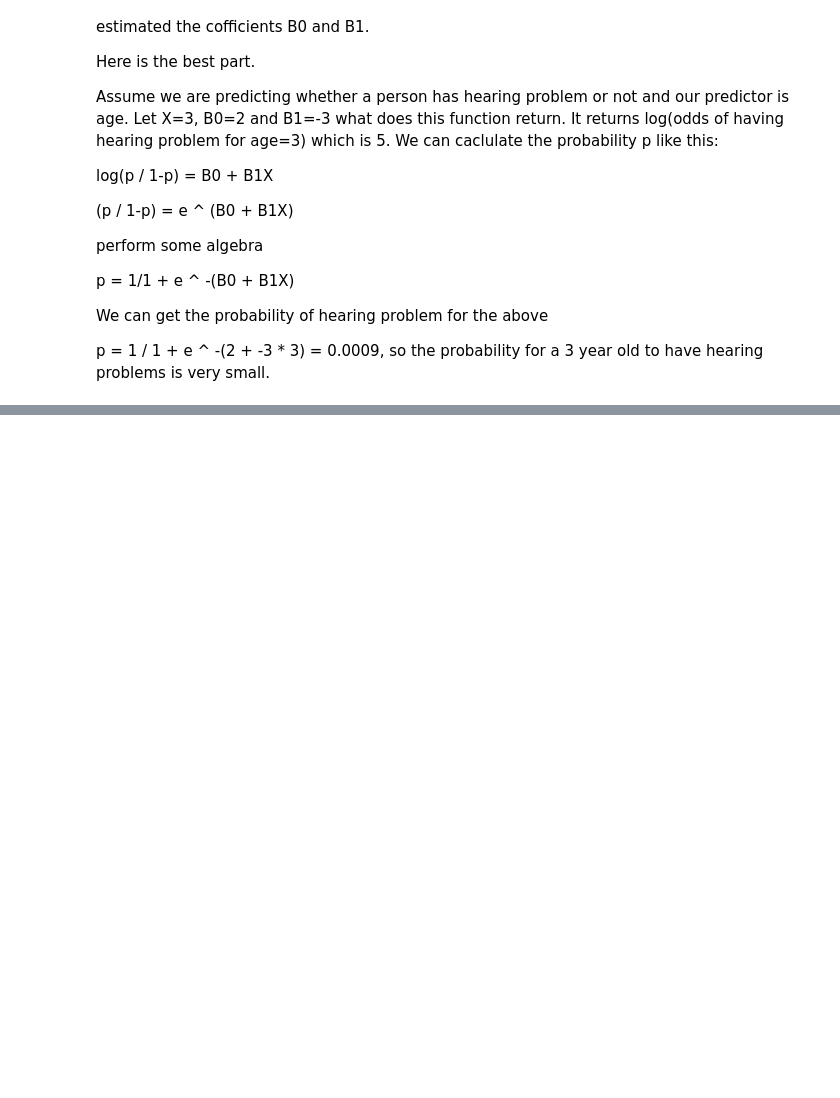
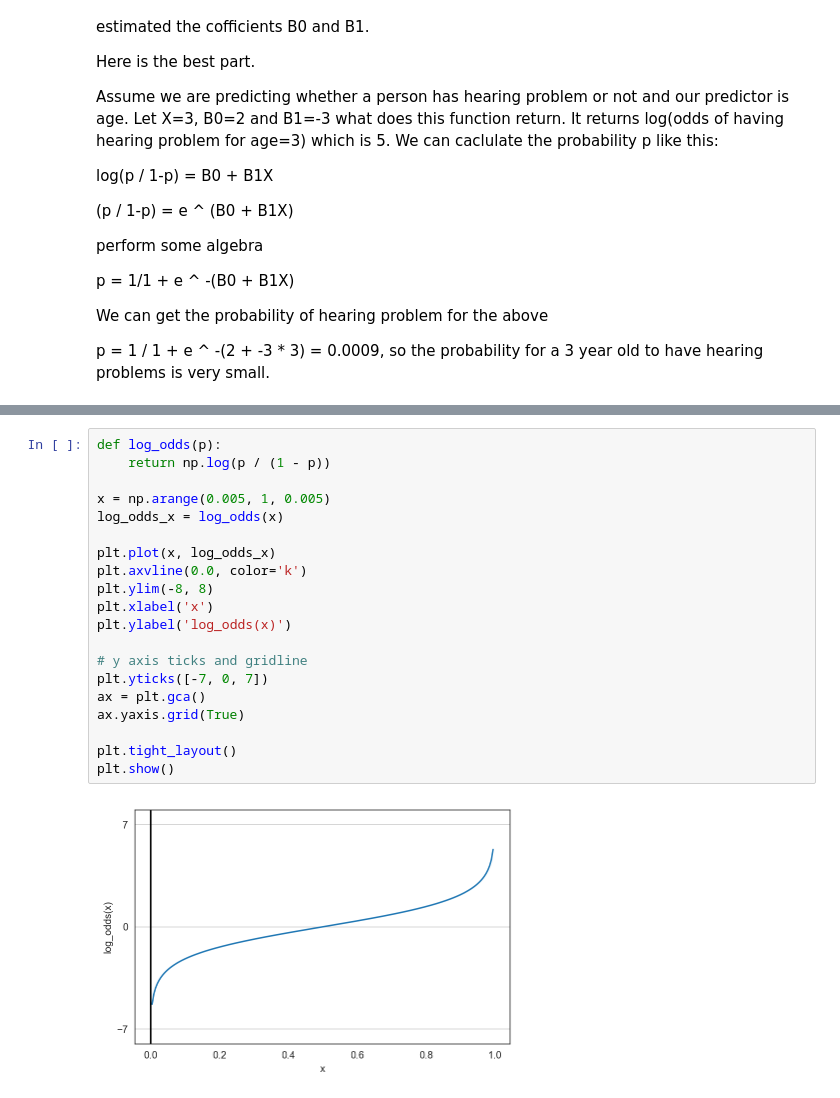
Before and after one commit to Tinsae/Thinkful-Data-Science, a Jupyter notebook: DS/Unit 3/3.3.1+Logistic+Regression.ipynb, the cells around one changed output, grey strips where cells are left out. Saved outputs shown, nothing was run; the diff lists cells and outputs as text; blank space fills up the shorter version.

```diff
--- a/DS/Unit 3/3.3.1+Logistic+Regression.ipynb
+++ b/DS/Unit 3/3.3.1+Logistic+Regression.ipynb
@@ -517,0 +549,22 @@ p = 1 / 1 + e ^ -(2 + -3 * 3) = 0.0009, so the probability for a 3 year old to h
+# %%
+def log_odds(p):
+    return np.log(p / (1 - p))
+
+x = np.arange(0.005, 1, 0.005)
+log_odds_x = log_odds(x)
+
+plt.plot(x, log_odds_x)
+plt.axvline(0.0, color='k')
+plt.ylim(-8, 8)
+plt.xlabel('x')
+plt.ylabel('log_odds(x)')
+
+# y axis ticks and gridline
+plt.yticks([-7, 0, 7])
+ax = plt.gca()
+ax.yaxis.grid(True)
+
+plt.tight_layout()
+plt.show()
+# %% [output]
+[figure, added]
```
Also changed, not shown: parts of 5 cells of this notebook, 2 other files.
